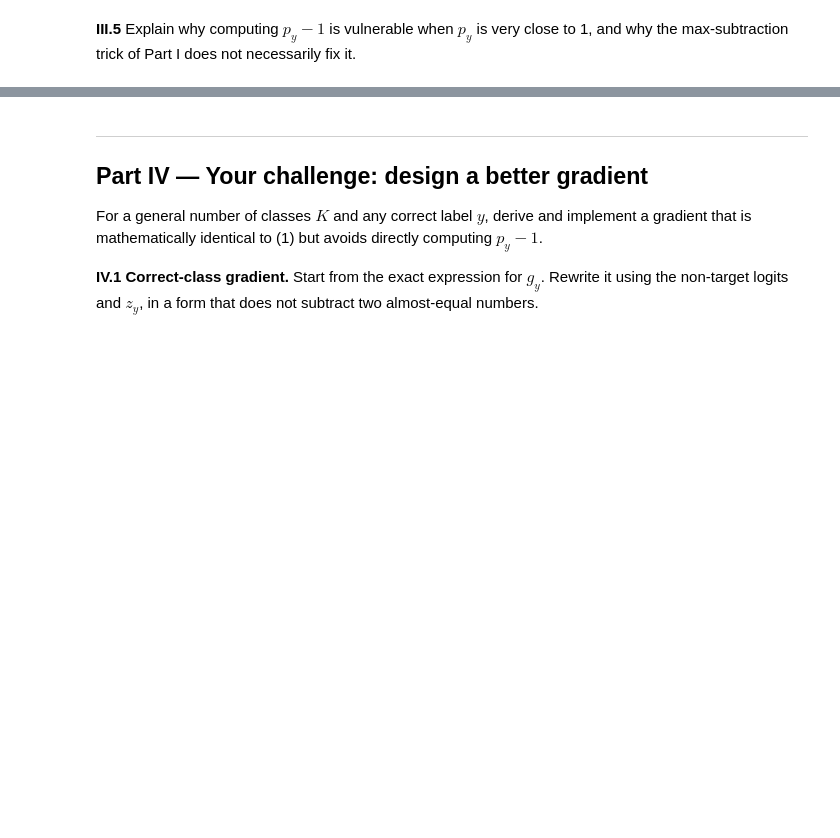
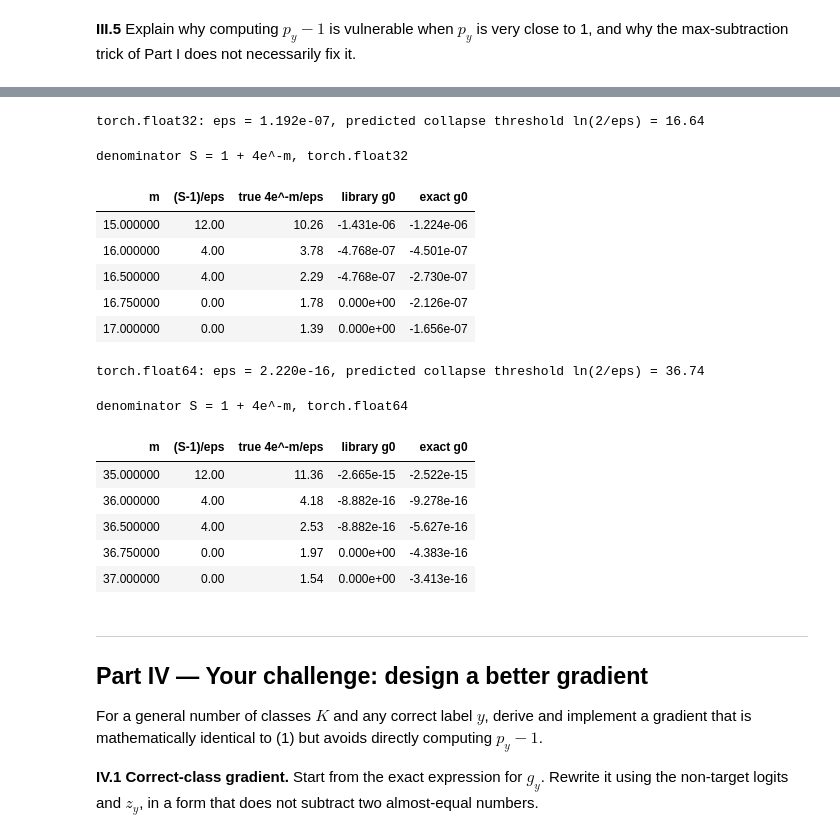
Before and after one commit to singhsaanvi019/cs771-mp2, a Jupyter notebook: problem1.ipynb, the cells around one changed output, grey strips where cells are left out. Saved outputs shown, nothing was run; the diff lists cells and outputs as text; code cells hidden in the pictures; blank space fills up the shorter version.

```diff
--- a/problem1.ipynb
+++ b/problem1.ipynb
@@ -527,3 +533,38 @@ library gradient, torch.float64
+# %%
+# Mechanism check: why does the library's g_y collapse exactly where it does?
+def denominator(m, dtype):
+    e = torch.exp(torch.tensor(-float(m), dtype=dtype))     # each non-target term e^{z_j - max}
+    S = torch.tensor(1., dtype=dtype)                       # target term e^0 = 1
+    for _ in range(4):                                      # add the 4 non-target terms one at a time
+        S = S + e
+    return S
+
+for dt, grid in ((torch.float32, [15., 16., 16.5, 16.75, 17.]), (torch.float64, [35., 36., 36.5, 36.75, 37.])):
+    eps = torch.finfo(dt).eps
+    print(f"{dt}: eps = {eps:.3e}, predicted collapse threshold ln(2/eps) = {np.log(2/eps):.2f}")
+    rows = []
+    for m in grid:
+        S = denominator(m, dt)
+        rows.append({"m": m, "(S-1)/eps": f"{((S-1)/eps).item():.2f}", "true 4e^-m/eps": f"{4*np.exp(-m)/eps:.2f}",
+                     "library g0": f"{library_gradient(m, dt)[0].item():.3e}", "exact g0": f"{-4*np.exp(-m)/(1+4*np.exp(-m)):.3e}"})
+    display(pd.DataFrame(rows).style.hide(axis="index").set_caption(f"denominator S = 1 + 4e^-m, {dt}"))
+# %% [output]
+torch.float32: eps = 1.192e-07, predicted collapse threshold ln(2/eps) = 16.64
+denominator S = 1 + 4e^-m, torch.float32
+| m | (S-1)/eps | true 4e^-m/eps | library g0 | exact g0 |
+| 15.000000 | 12.00 | 10.26 | -1.431e-06 | -1.224e-06 |
+| 16.000000 | 4.00 | 3.78 | -4.768e-07 | -4.501e-07 |
+| 16.500000 | 4.00 | 2.29 | -4.768e-07 | -2.730e-07 |
+| 16.750000 | 0.00 | 1.78 | 0.000e+00 | -2.126e-07 |
+| 17.000000 | 0.00 | 1.39 | 0.000e+00 | -1.656e-07 |
+torch.float64: eps = 2.220e-16, predicted collapse threshold ln(2/eps) = 36.74
+denominator S = 1 + 4e^-m, torch.float64
+| m | (S-1)/eps | true 4e^-m/eps | library g0 | exact g0 |
+| 35.000000 | 12.00 | 11.36 | -2.665e-15 | -2.522e-15 |
+| 36.000000 | 4.00 | 4.18 | -8.882e-16 | -9.278e-16 |
+| 36.500000 | 4.00 | 2.53 | -8.882e-16 | -5.627e-16 |
+| 36.750000 | 0.00 | 1.97 | 0.000e+00 | -4.383e-16 |
+| 37.000000 | 0.00 | 1.54 | 0.000e+00 | -3.413e-16 |
 # %% [markdown]
 ---
 ## Part IV — Your challenge: design a better gradient
```
Also changed, not shown: parts of 11 cells of this notebook, 1 other file.
